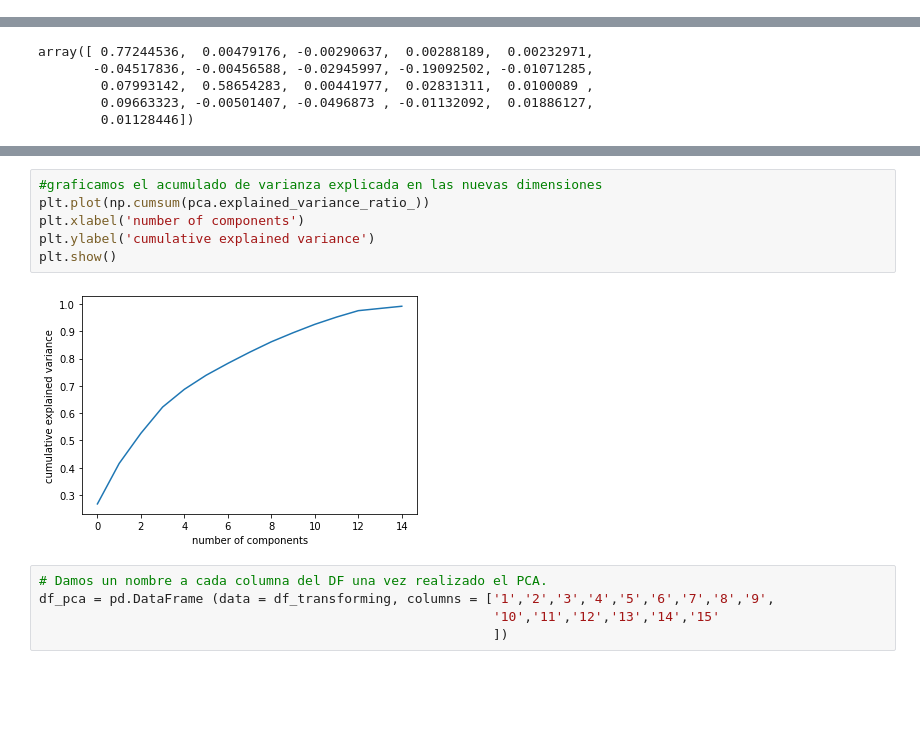
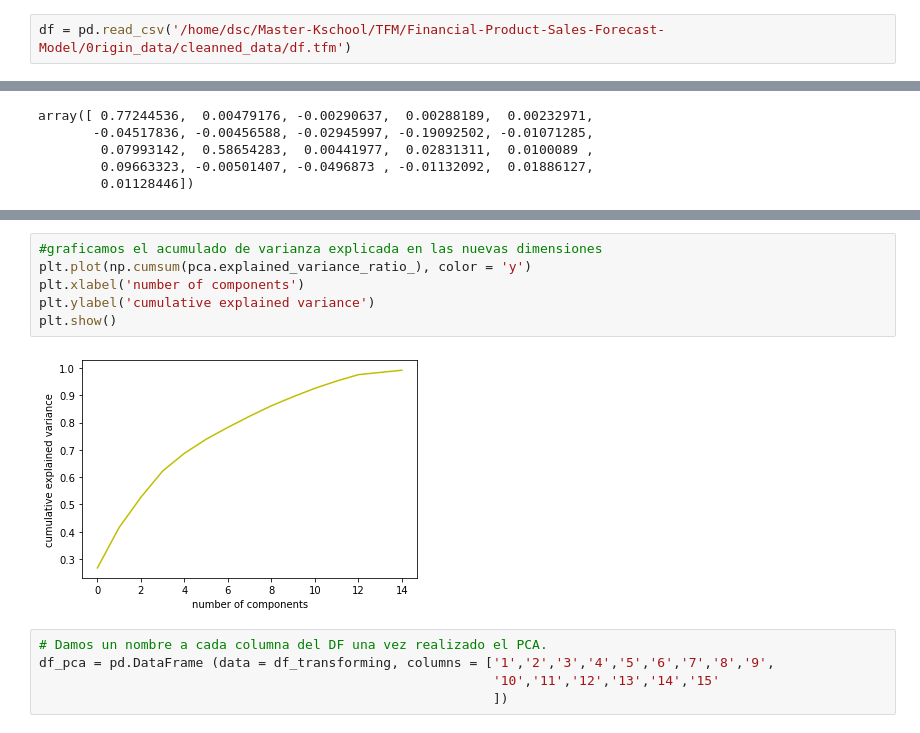
Before and after one commit to romayana/Financial-Product-Sales-Forecast-Model, a Jupyter notebook: Python Codes/CLR_model.ipynb, the cells around one changed output, grey strips where cells are left out. Saved outputs shown, nothing was run; the diff lists cells and outputs as text; blank space fills up the shorter version.

```diff
--- a/Python Codes/CLR_model.ipynb
+++ b/Python Codes/CLR_model.ipynb
@@ -88,0 +189,2 @@ df[["cliente", "gestor",
+# %%
+df = pd.read_csv('/home/dsc/Master-Kschool/TFM/Financial-Product-Sales-Forecast-Model/0rigin_data/cleanned_data/df.tfm')
@@ -494,11 +597,11 @@ suma: 0.9918952831748846
 # %%
 #graficamos el acumulado de varianza explicada en las nuevas dimensiones
-plt.plot(np.cumsum(pca.explained_variance_ratio_))
+plt.plot(np.cumsum(pca.explained_variance_ratio_), color = 'y')
 plt.xlabel('number of components')
 plt.ylabel('cumulative explained variance')
 plt.show()
 # %% [output]
-[figure, old version]
+[figure, new version]
 # %%
 # Damos un nombre a cada columna del DF una vez realizado el PCA.
 df_pca = pd.DataFrame (data = df_transforming, columns = ['1','2','3','4','5','6','7','8','9',
```
Also changed, not shown: parts of 35 cells of this notebook.
